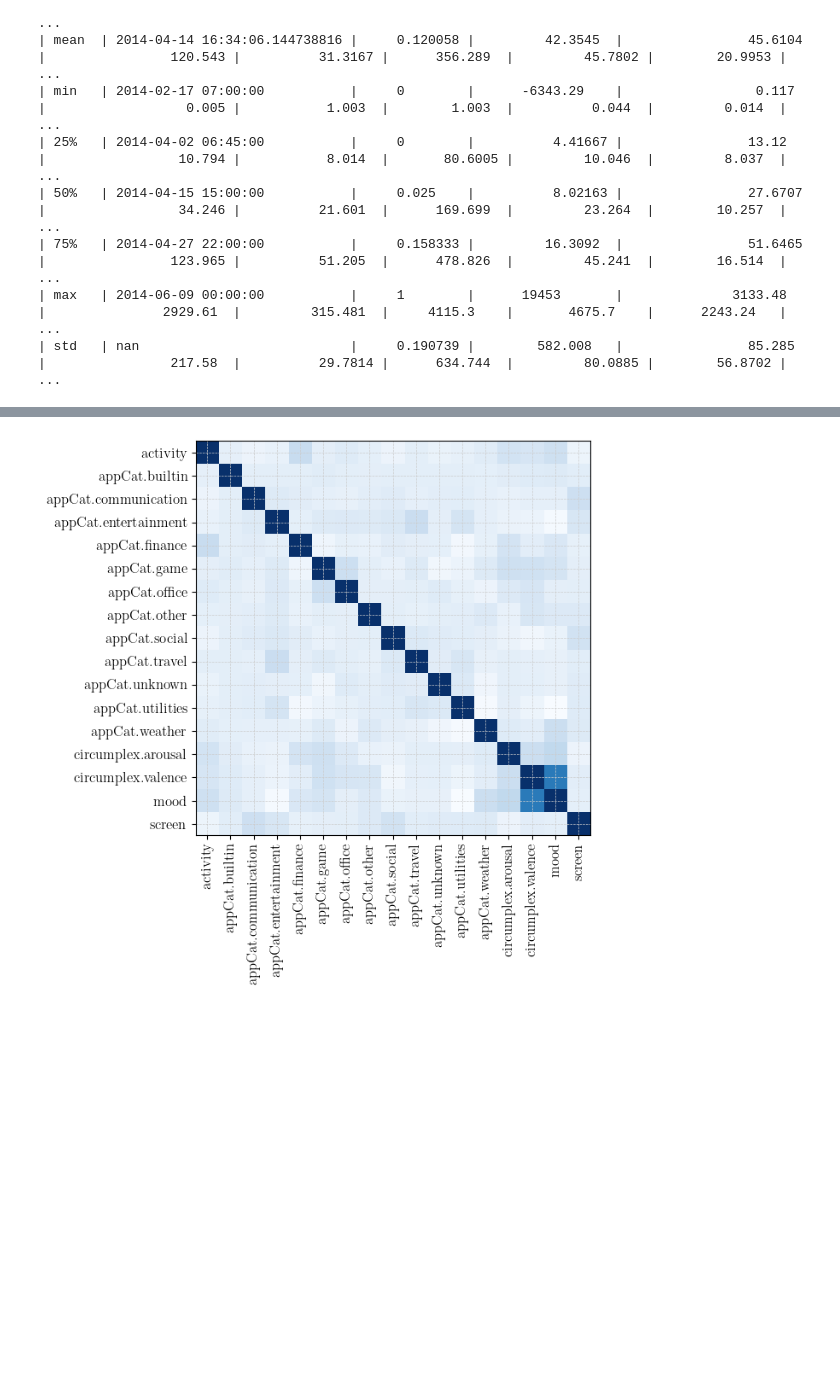
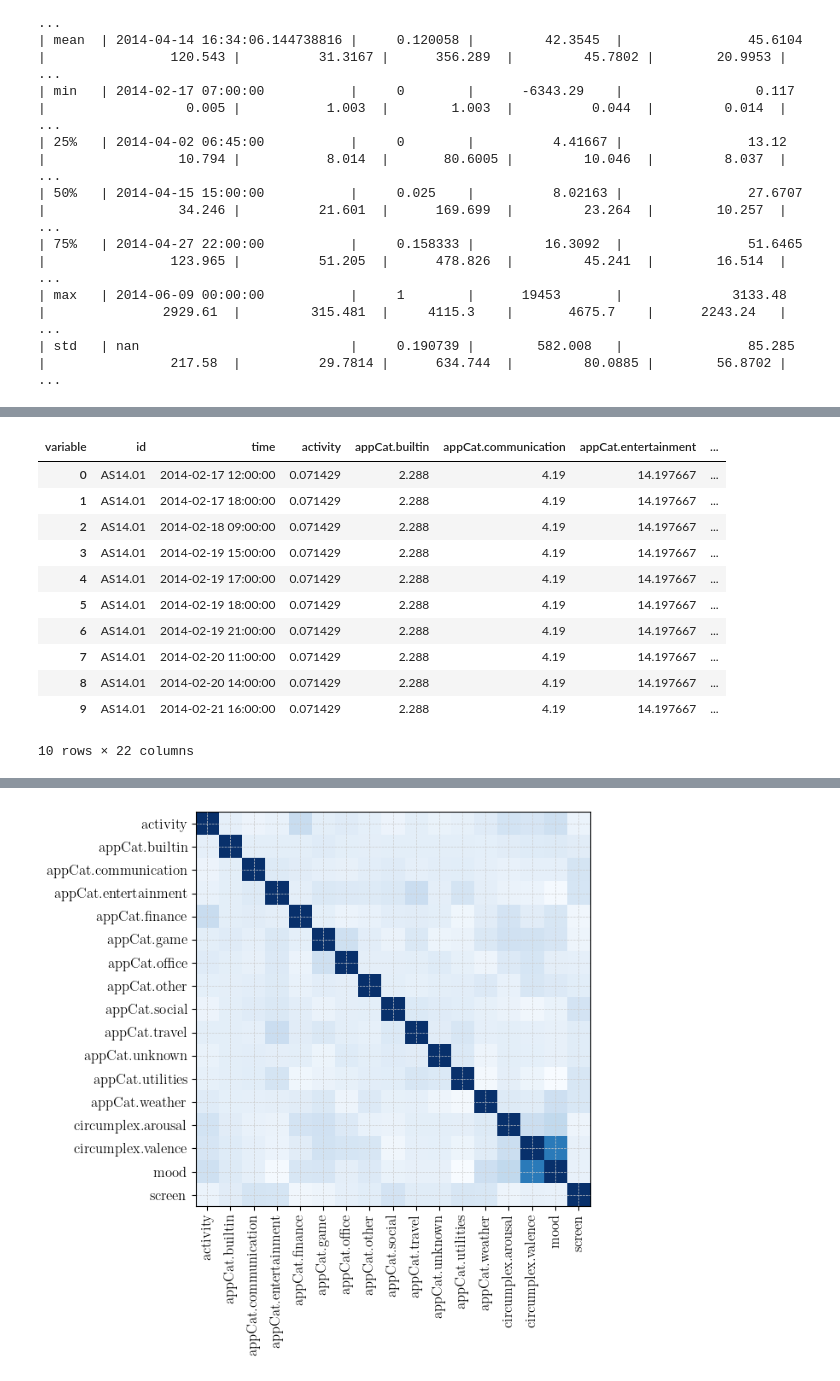
Before and after one commit to AmirSahrani/DMT_Assignments, a Jupyter notebook: analysis.ipynb, the cells around one changed output, grey strips where cells are left out. Cells and saved outputs as stored; diff of their text form; code cells hidden in the pictures; blank space fills up the shorter version.

```diff
--- a/analysis.ipynb
+++ b/analysis.ipynb
@@ -92,0 +102,15 @@ print(data_pivot.describe().to_markdown())
+# %%
+data_pivot.head(10)
+# %% [output]
+| variable | id | time | activity | appCat.builtin | appCat.communication | appCat.entertainment | ... |
+| 0 | AS14.01 | 2014-02-17 12:00:00 | 0.071429 | 2.288 | 4.19 | 14.197667 | ... |
+| 1 | AS14.01 | 2014-02-17 18:00:00 | 0.071429 | 2.288 | 4.19 | 14.197667 | ... |
+| 2 | AS14.01 | 2014-02-18 09:00:00 | 0.071429 | 2.288 | 4.19 | 14.197667 | ... |
+| 3 | AS14.01 | 2014-02-19 15:00:00 | 0.071429 | 2.288 | 4.19 | 14.197667 | ... |
+| 4 | AS14.01 | 2014-02-19 17:00:00 | 0.071429 | 2.288 | 4.19 | 14.197667 | ... |
+| 5 | AS14.01 | 2014-02-19 18:00:00 | 0.071429 | 2.288 | 4.19 | 14.197667 | ... |
+| 6 | AS14.01 | 2014-02-19 21:00:00 | 0.071429 | 2.288 | 4.19 | 14.197667 | ... |
+| 7 | AS14.01 | 2014-02-20 11:00:00 | 0.071429 | 2.288 | 4.19 | 14.197667 | ... |
+| 8 | AS14.01 | 2014-02-20 14:00:00 | 0.071429 | 2.288 | 4.19 | 14.197667 | ... |
+| 9 | AS14.01 | 2014-02-21 16:00:00 | 0.071429 | 2.288 | 4.19 | 14.197667 | ... |
+10 rows × 22 columns
```
Also changed, not shown: parts of 6 cells of this notebook.
